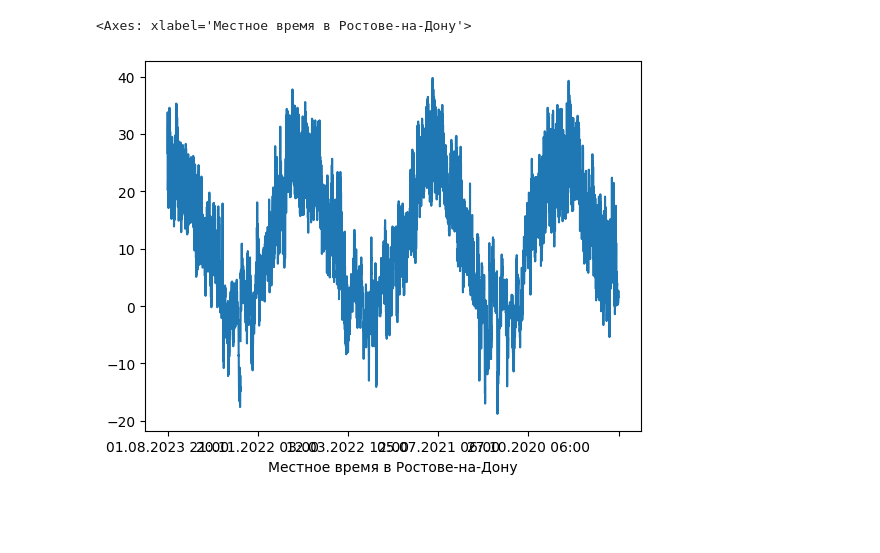
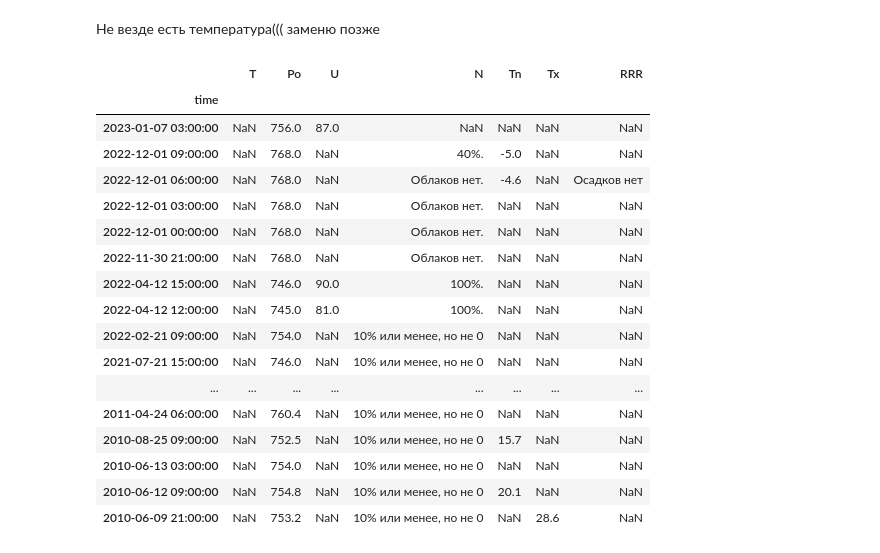
Before and after one commit to daniil-dushenev/wheather_predict, a Jupyter notebook: main.ipynb, the cells around one changed output. Saved outputs shown, nothing was run; the diff lists cells and outputs as text; code cells hidden in the pictures; blank space fills up the shorter version.

```diff
--- a/main.ipynb
+++ b/main.ipynb
@@ -57,3 +49,11 @@ DatetimeIndex(['2023-01-08 21:00:00', '2023-01-08 18:00:00',
 # %%
-data['N'].unique()
+# T - температура воздуха
+# Po - Атмосферное давление ( в мм ртутного столба )
+# U - Относительная влажность (в %)
+# N - Общая облачость
+# Tn - минимальная темп. воздуха за 12 часов
+# Tx - максиммальная темп. воздуха за 12 часов
+# RRR - кол-во выпавших осадков
+data = data[['T', 'Po', 'U', 'N', 'Tn', 'Tx', 'RRR']]
+data.info()
 # %% [output]
@@ -65,5 +74,23 @@ array(['60%.', '90  или более, но не 100%', '70 – 80%.', '20–30%
-# %%
-data.iloc[:10000]['T'].plot()
-# %% [output]
-<Axes: xlabel='Местное время в Ростове-на-Дону'>
-[figure, removed]
+# %% [markdown]
+Не везде есть температура((( заменю позже
+# %%
+data.loc[data['T'].isnull()]
+# %% [output]
+|  | T | Po | U | N | Tn | Tx | RRR |
+| time |  |  |  |  |  |  |  |
+| 2023-01-07 03:00:00 | NaN | 756.0 | 87.0 | NaN | NaN | NaN | NaN |
+| 2022-12-01 09:00:00 | NaN | 768.0 | NaN | 40%. | -5.0 | NaN | NaN |
+| 2022-12-01 06:00:00 | NaN | 768.0 | NaN | Облаков нет. | -4.6 | NaN | Осадков нет |
+| 2022-12-01 03:00:00 | NaN | 768.0 | NaN | Облаков нет. | NaN | NaN | NaN |
+| 2022-12-01 00:00:00 | NaN | 768.0 | NaN | Облаков нет. | NaN | NaN | NaN |
+| 2022-11-30 21:00:00 | NaN | 768.0 | NaN | Облаков нет. | NaN | NaN | NaN |
+| 2022-04-12 15:00:00 | NaN | 746.0 | 90.0 | 100%. | NaN | NaN | NaN |
+| 2022-04-12 12:00:00 | NaN | 745.0 | 81.0 | 100%. | NaN | NaN | NaN |
+| 2022-02-21 09:00:00 | NaN | 754.0 | NaN | 10% или менее, но не 0 | NaN | NaN | NaN |
+| 2021-07-21 15:00:00 | NaN | 746.0 | NaN | 10% или менее, но не 0 | NaN | NaN | NaN |
+| ... | ... | ... | ... | ... | ... | ... | ... |
+| 2011-04-24 06:00:00 | NaN | 760.4 | NaN | 10% или менее, но не 0 | NaN | NaN | NaN |
+| 2010-08-25 09:00:00 | NaN | 752.5 | NaN | 10% или менее, но не 0 | 15.7 | NaN | NaN |
+| 2010-06-13 03:00:00 | NaN | 754.0 | NaN | 10% или менее, но не 0 | NaN | NaN | NaN |
+| 2010-06-12 09:00:00 | NaN | 754.8 | NaN | 10% или менее, но не 0 | 20.1 | NaN | NaN |
+| 2010-06-09 21:00:00 | NaN | 753.2 | NaN | 10% или менее, но не 0 | NaN | 28.6 | NaN |
```
Also changed, not shown: parts of 13 cells of this notebook.
